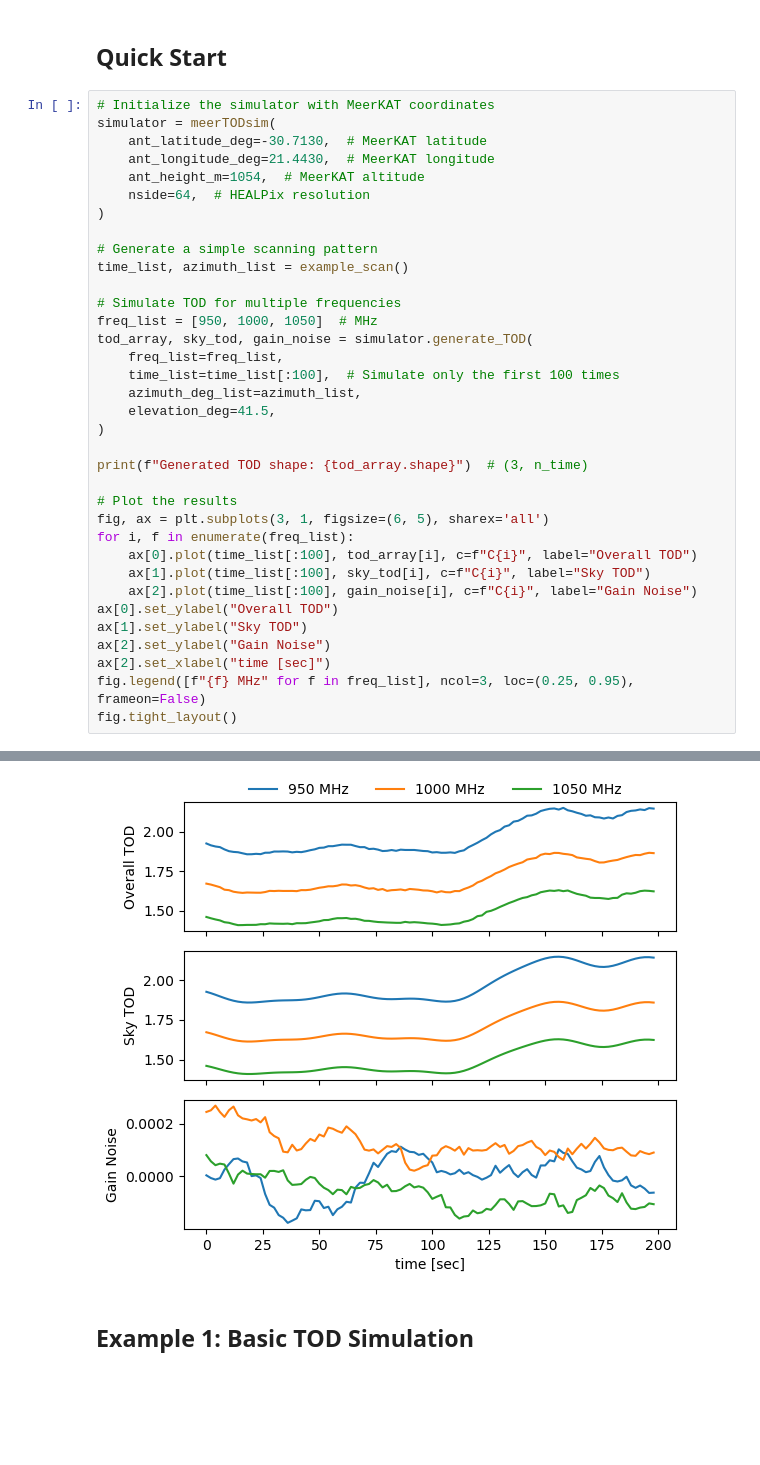
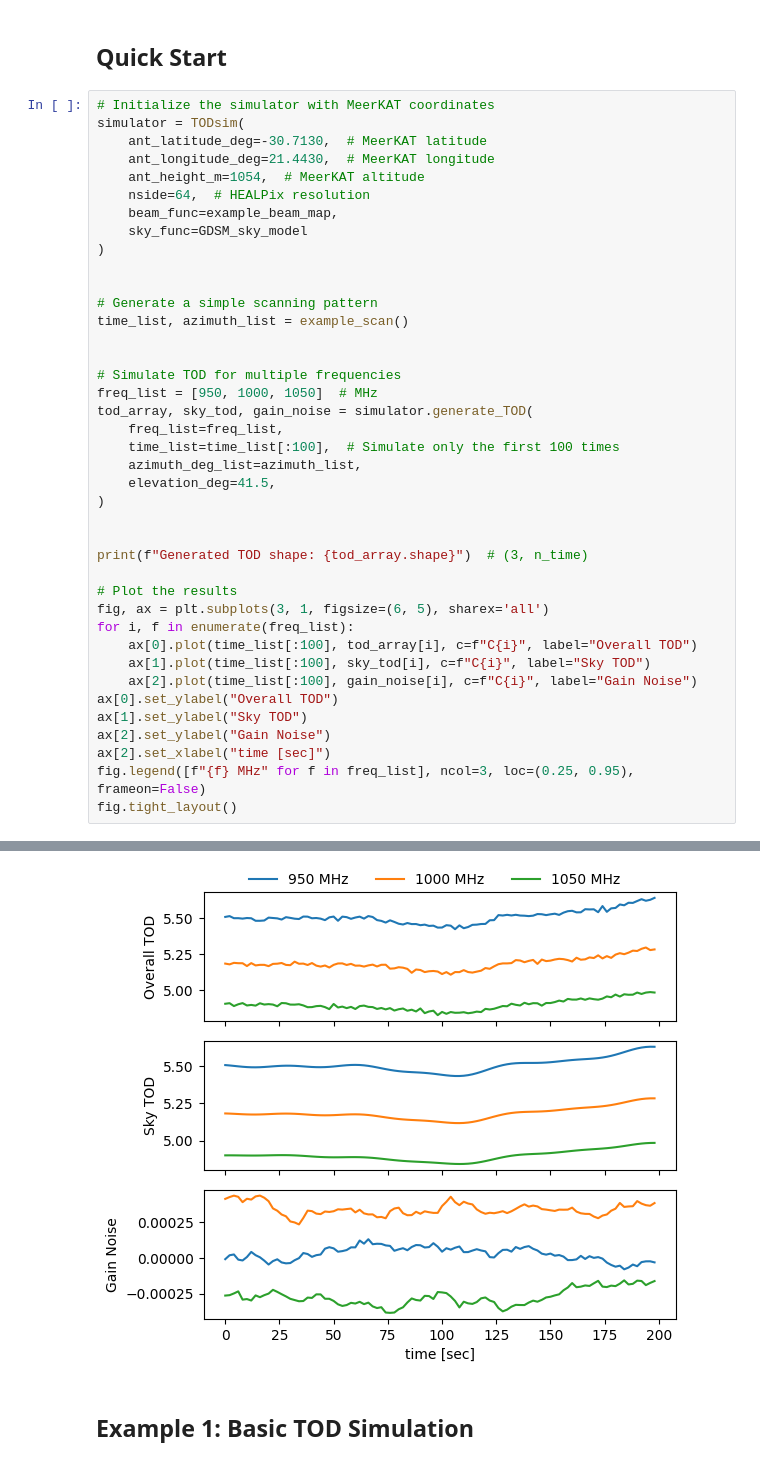
Before and after one commit to zzhang0123/limTOD, a Jupyter notebook: examples.ipynb, the cells around one changed output, grey strips where cells are left out. Saved outputs shown, nothing was run; the diff lists cells and outputs as text; blank space fills up the shorter version.

```diff
--- a/examples.ipynb
+++ b/examples.ipynb
@@ -9,15 +15,19 @@ import healpy as hp
 ## Quick Start
 # %%
 # Initialize the simulator with MeerKAT coordinates
-simulator = meerTODsim(
+simulator = TODsim(
     ant_latitude_deg=-30.7130,  # MeerKAT latitude
     ant_longitude_deg=21.4430,  # MeerKAT longitude
     ant_height_m=1054,  # MeerKAT altitude
     nside=64,  # HEALPix resolution
+    beam_func=example_beam_map,
+    sky_func=GDSM_sky_model
 )
+
 
 # Generate a simple scanning pattern
 time_list, azimuth_list = example_scan()
+
 
 # Simulate TOD for multiple frequencies
 freq_list = [950, 1000, 1050]  # MHz
@@ -27,6 +37,7 @@ tod_array, sky_tod, gain_noise = simulator.generate_TOD(
     azimuth_deg_list=azimuth_list,
     elevation_deg=41.5,
 )
+
 
 print(f"Generated TOD shape: {tod_array.shape}")  # (3, n_time)
 
@@ -48,5 +60,5 @@ Generating gain noise with parameters: f0=1.4e-05, fc=0.001, alpha=2.
 Generated TOD shape: (3, 100)
-[figure, old version]
+[figure, new version]
 # %% [markdown]
 ## Example 1: Basic TOD Simulation
 # %%
```
Also changed, not shown: parts of 6 cells of this notebook, 5 other files.
